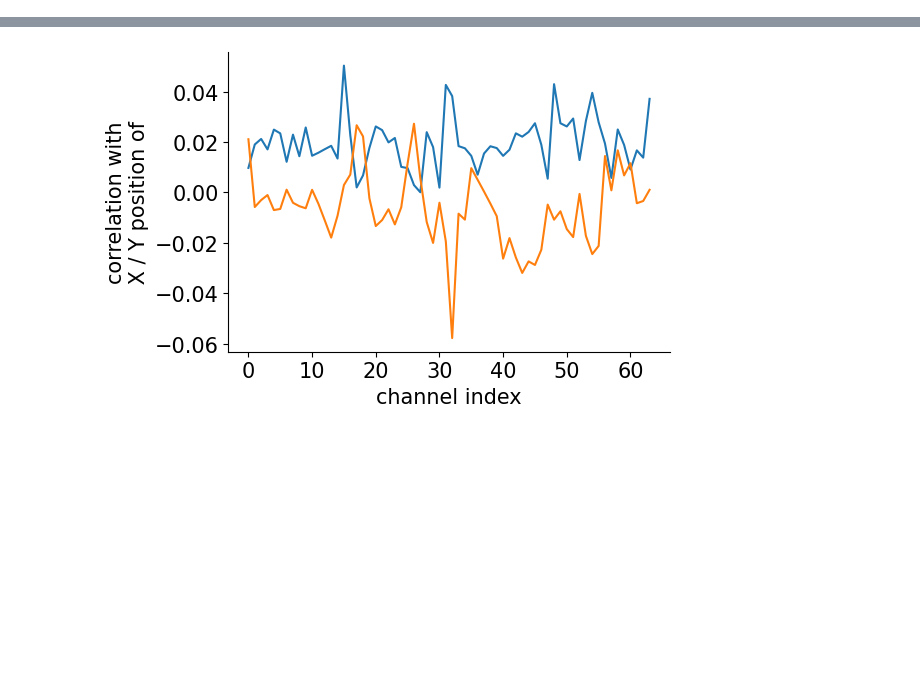
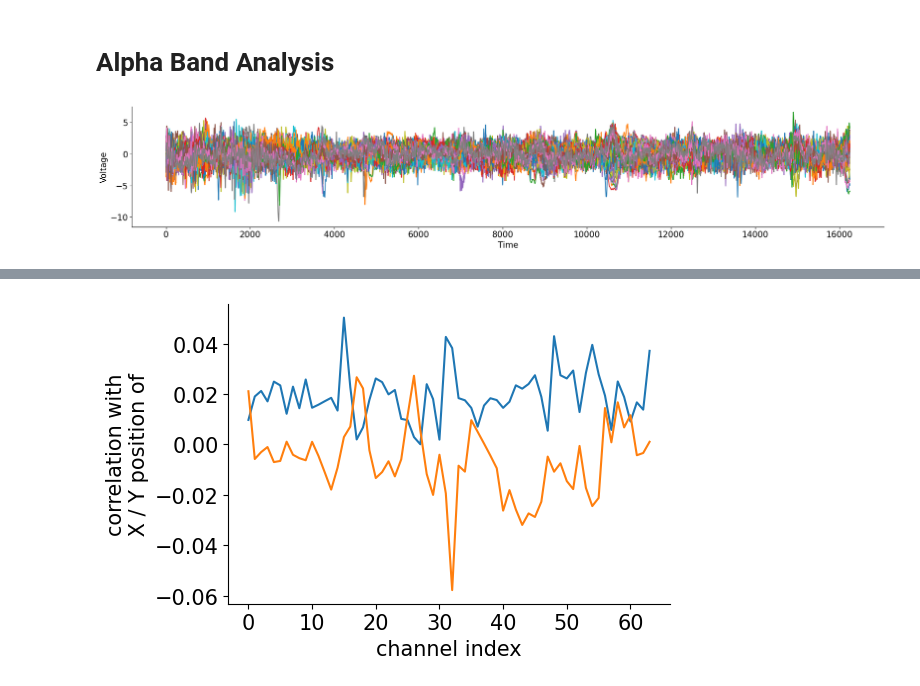
Before and after one commit to yusuf-wadi/JoyStick_ECOG, a Jupyter notebook: eda/eda_yw.ipynb, the cells around one changed output, grey strips where cells are left out. Drawn from its saved outputs; the diff is of its cells as text; code cells hidden in the pictures; blank space fills up the shorter version.

```diff
--- a/eda/eda_yw.ipynb
+++ b/eda/eda_yw.ipynb
@@ -80,0 +113,13 @@ Text(0.5, 0, 'Time')
+# %% [markdown]
+# Alpha Band Analysis
+# %%
+# rereference voltage data
+V = dat['V'][:len(cursor)//4]
+V -= np.mean(V, axis=0)
+V /= np.std(V, axis=0)
+plt.plot(V)
+plt.xlabel('Time')
+plt.ylabel('Voltage')
+plt.show()
+# %% [output]
+[figure, added]
```
Also changed, not shown: parts of 10 cells of this notebook, 7 other files.
